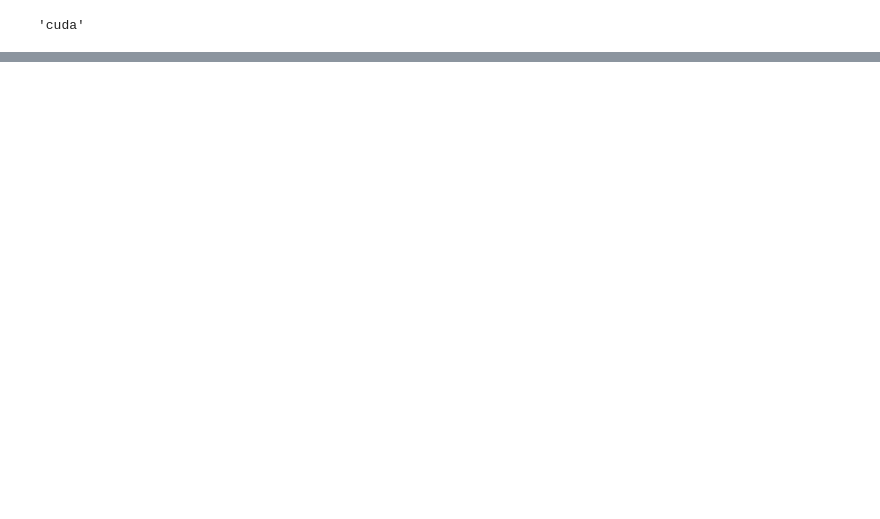
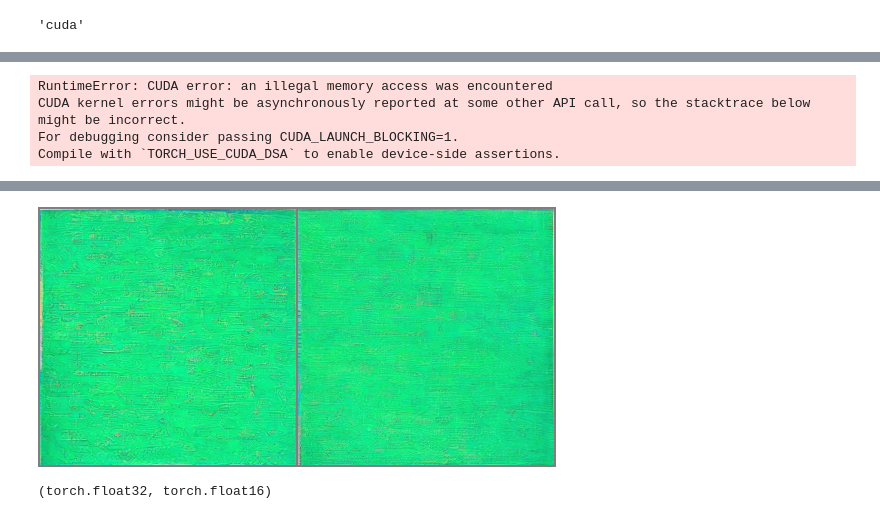
Before and after one commit to mix060514/diffusion-model-from-principle-to-pratice, a Jupyter notebook: ch5_2_guidance.ipynb, the cells around one changed output, grey strips where cells are left out. Drawn from its saved outputs; the diff is of its cells as text; code cells hidden in the pictures; blank space fills up the shorter version.

```diff
--- a/ch5_2_guidance.ipynb
+++ b/ch5_2_guidance.ipynb
@@ -48 +68,45 @@ def color_loss(images, target_color=(.1, .9, .5)):
     return error
+# %%
+guidance_loss_scale = 40
+x = torch.randn(8, 3, 256, 256).to(device)
+for i, t in tqdm(enumerate(scheduler.timesteps), total=len(scheduler.timesteps)):
+    model_input = scheduler.scale_model_input(x, t)
+    with torch.no_grad():
+        noised_pred = image_pipe.unet(model_input, t)['sample']
+    x = x.detach().requires_grad_()
+    x0 = scheduler.step(noised_pred, t, x).pred_original_sample
+    loss = color_loss(x0) * guidance_loss_scale
+    if i % 10 == 0:
+        print(f"Step {i}, loss: {loss.item()}")
+    cond_grad = - torch.autograd.grad(loss, x)[0]
+    x = x.detach() + cond_grad
+    x = scheduler.step(noised_pred, t, x).prev_sample
+grid = torchvision.utils.make_grid(x, nrow=4)
+im = grid.permute(1, 2, 0).cpu().clip(-1, 1) * .5 + .5
+Image.fromarray((im.numpy() * 255).astype(np.uint8))
+# %% [output]
+RuntimeError: CUDA error: an illegal memory access was encountered
+CUDA kernel errors might be asynchronously reported at some other API call, so the stacktrace below might be incorrect.
+For debugging consider passing CUDA_LAUNCH_BLOCKING=1.
+Compile with `TORCH_USE_CUDA_DSA` to enable device-side assertions.
+# %%
+guidance_loss_scale = 40
+x = torch.randn(2, 3, 256, 256).to(device)
+for i, t in tqdm(enumerate(scheduler.timesteps), total=len(scheduler.timesteps)):
+    model_input = scheduler.scale_model_input(x, t)
+    with torch.no_grad():
+        noised_pred = image_pipe.unet(model_input, t)['sample']
+    x = x.detach().requires_grad_()
+    model_input = scheduler.scale_model_input(x, t)
+    noised_pred = image_pipe.unet(model_input, t)['sample']
+    x0 = scheduler.step(noised_pred, t, x).pred_original_sample
+    loss = color_loss(x0) * guidance_loss_scale
+    if i % 10 == 0:
+        print(f"Step {i}, loss: {loss.item()}")
+    cond_grad = - torch.autograd.grad(loss, x)[0]
+    x = x.detach() + cond_grad
+    x = scheduler.step(noised_pred, t, x).prev_sample
+grid = torchvision.utils.make_grid(x, nrow=4)
+im = grid.permute(1, 2, 0).cpu().clip(-1, 1) * .5 + .5
+Image.fromarray((im * 255).detach().numpy().astype(np.uint8))
+# %% [output]
@@ -48,0 +117 @@ def color_loss(images, target_color=(.1, .9, .5)):
+[figure, added]
@@ -48,0 +144,15 @@ def color_loss(images, target_color=(.1, .9, .5)):
+# %%
+prompt = "Red Rose (still life), red flower painting"
+guidance_loss_scale = 8
+n_cuts = 4
+
+scheduler.set_timesteps(50)
+text = open_clip.tokenize([prompt]).to(device)
+with torch.no_grad():
+    text_features1 = clip_model.encode_text(text)
+with torch.no_grad(), torch.cuda.amp.autocast():
+    text_features2 = clip_model.encode_text(text)
+text_features1[0][0], text_features2[0][0]
+text_features1[0][0].dtype, text_features2[0][0].dtype
+# %% [output]
+(torch.float32, torch.float16)
```
Also changed, not shown: parts of 15 cells of this notebook, 3 other files.
